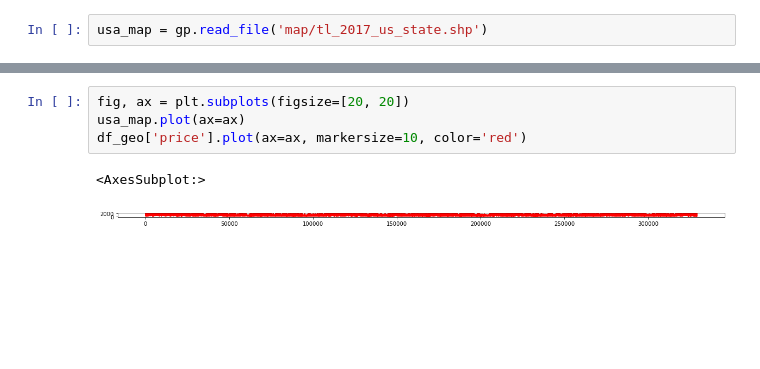
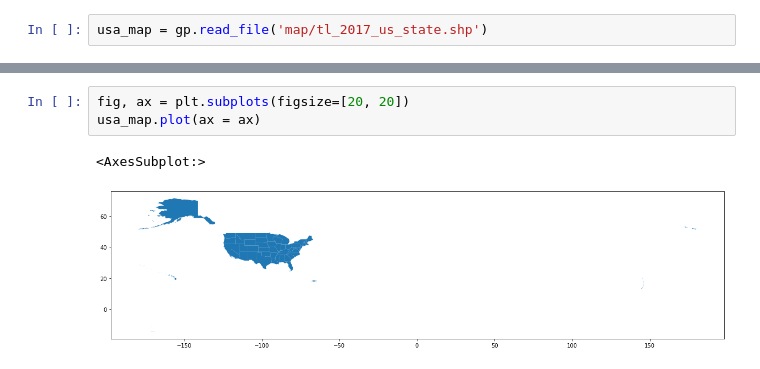
Before and after one commit to moferg/usa-housing-analysis, a Jupyter notebook: usa_housing_analysis.ipynb, the cells around one changed output, grey strips where cells are left out. Saved outputs shown, nothing was run; the diff lists cells and outputs as text; blank space fills up the shorter version.

```diff
--- a/usa_housing_analysis.ipynb
+++ b/usa_housing_analysis.ipynb
@@ -938,7 +958,6 @@ usa_map = gp.read_file('map/tl_2017_us_state.shp')
 # %%
 fig, ax = plt.subplots(figsize=[20, 20])
-usa_map.plot(ax=ax)
-df_geo['price'].plot(ax=ax, markersize=10, color='red')
+usa_map.plot(ax = ax)
 # %% [output]
 <AxesSubplot:>
-[figure, old version]
+[figure, new version]
```
Also changed, not shown: parts of 6 cells of this notebook.
